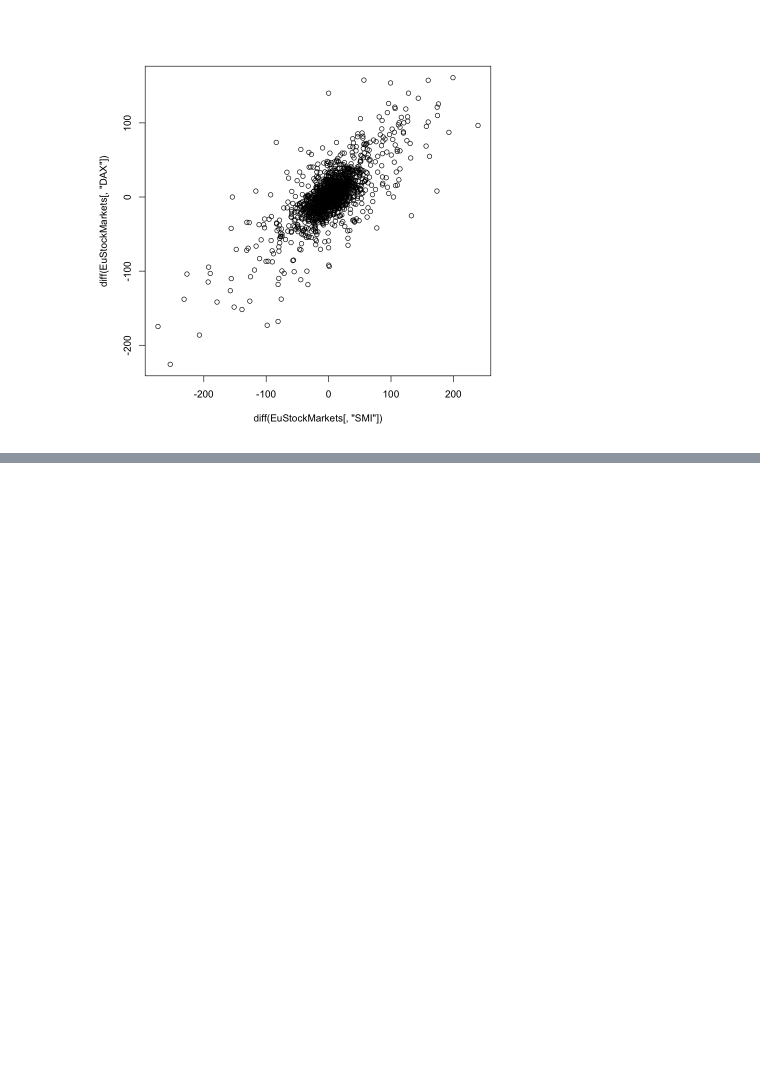
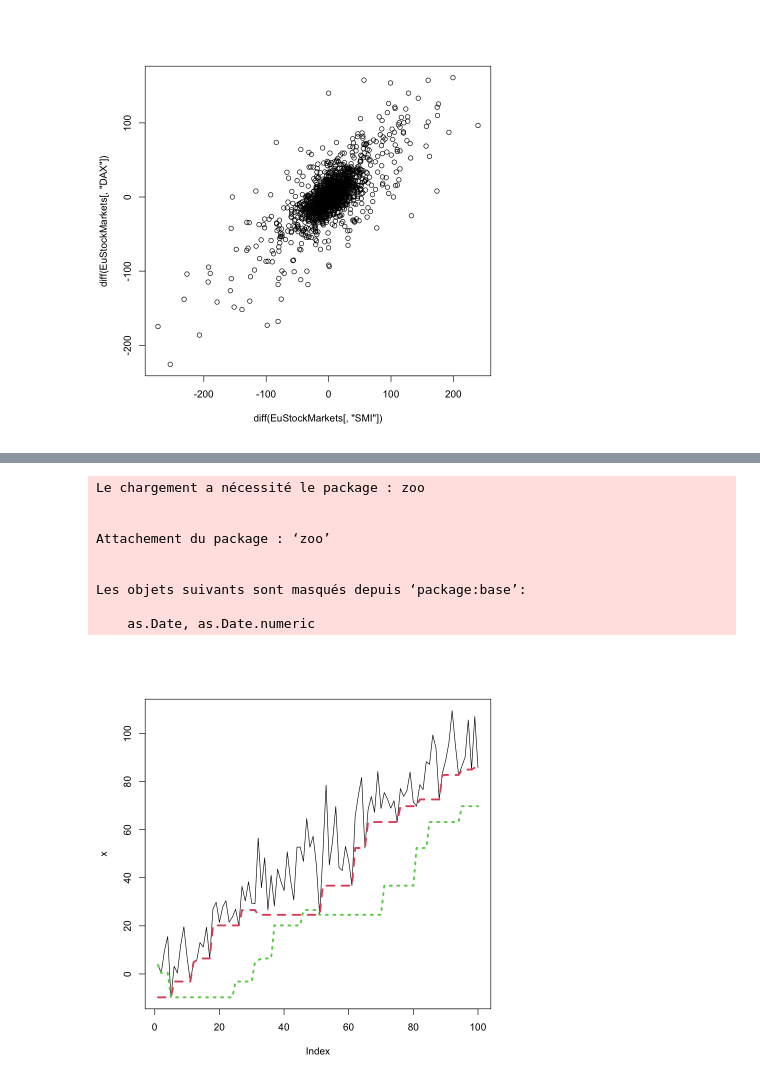
Before and after one commit to antounes/practical-timeseries-analysis, a Jupyter notebook: ch03/code/ch03_exploratory_data-analysis_for_time_series.ipynb, the cells around one changed output, grey strips where cells are left out. Cells and saved outputs as stored; diff of their text form; code cells hidden in the pictures; blank space fills up the shorter version.

```diff
--- a/ch03/code/ch03_exploratory_data-analysis_for_time_series.ipynb
+++ b/ch03/code/ch03_exploratory_data-analysis_for_time_series.ipynb
@@ -76,0 +96,22 @@ plot(lag(diff()),
+# %%
+# Rolling windows
+# Use non linear transformation-based rolling windows
+require(zoo)
+
+f1 <- rollapply(zoo(x), 20, function(w) min(w), align='left', partial=TRUE)
+f2 <- rollapply(zoo(x), 20, function(w) min(w), align='right', partial=TRUE)
+
+plot(x, lwd=1, type='l')
+lines(f1, col=2, lwd=3, lty=2)
+lines(f2, col=3, lwd=3, lty=3)
+# %% [output]
+Le chargement a nécessité le package : zoo
+
+
+Attachement du package : ‘zoo’
+
+
+Les objets suivants sont masqués depuis ‘package:base’:
+
+    as.Date, as.Date.numeric
+[figure, added]
```
Also changed, not shown: parts of 16 cells of this notebook.
